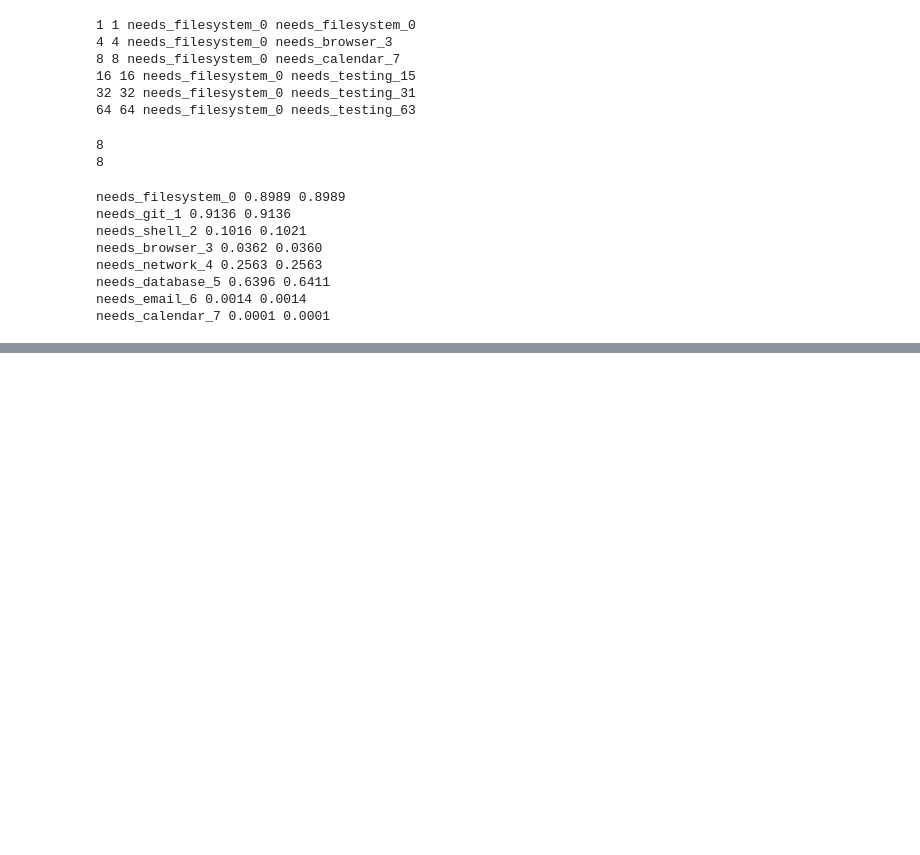
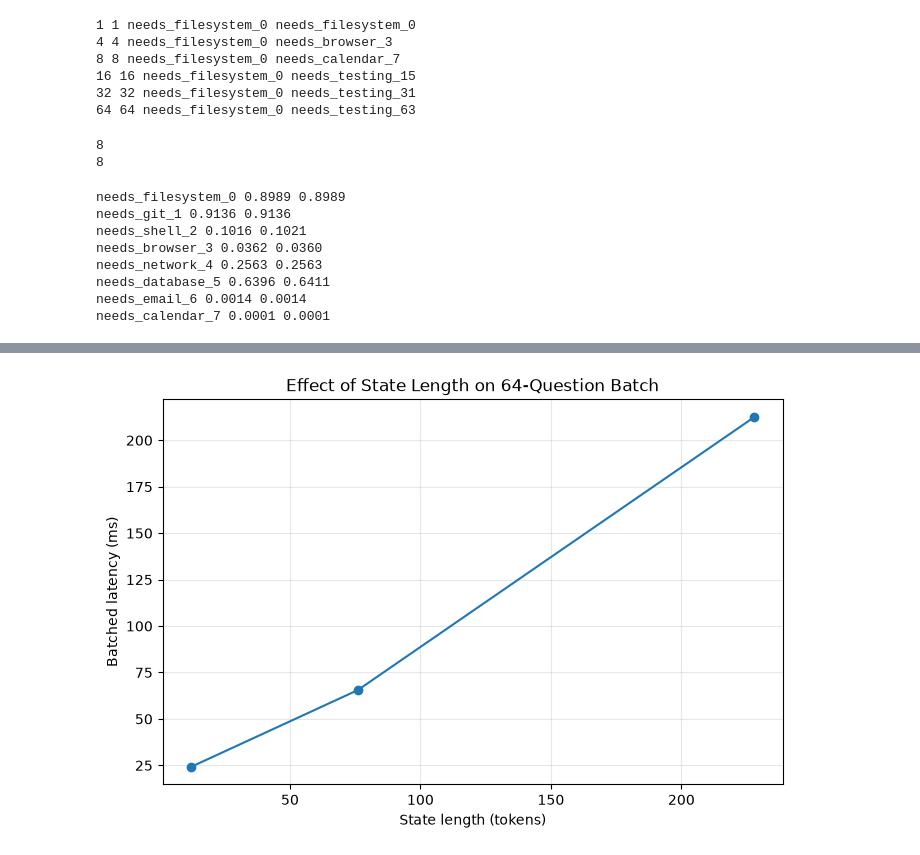
Before and after one commit to mebusila/parallel-decider, a Jupyter notebook: notebooks/02_sequential_vs_batched.ipynb, the cells around one changed output, grey strips where cells are left out. Cells and saved outputs as stored; diff of their text form; code cells hidden in the pictures; blank space fills up the shorter version.

Commit message:
experiment: measure batching and state length scaling

```diff
--- a/notebooks/02_sequential_vs_batched.ipynb
+++ b/notebooks/02_sequential_vs_batched.ipynb
@@ -364,0 +450,4 @@ to investigate later.
+# %%
+short_state = """
+Inspect the repository and find the cause of the login bug.
+"""
@@ -364,0 +464,2 @@ to investigate later.
+# %%
+long_state = "\n".join([medium_state] * 3)
@@ -364,0 +468,16 @@ to investigate later.
+# %%
+def token_count(text: str) -> int:
+    encoded = backend.tokenizer(
+        text,
+        add_special_tokens=False,
+    )
+
+    return len(encoded["input_ids"])
+
+
+for name, value in [
+    ("short", short_state),
+    ("medium", medium_state),
+    ("long", long_state),
+]:
+    print(name, token_count(value))
@@ -364,0 +514,6 @@ to investigate later.
+# %%
+state_df = pd.DataFrame(state_length_results)
+
+state_df["latency_ms"] = state_df["latency_ms"].round(2)
+
+state_df
@@ -364,0 +539,17 @@ to investigate later.
+# %%
+plt.figure(figsize=(8, 5))
+
+plt.plot(
+    state_df["tokens"],
+    state_df["latency_ms"],
+    marker="o",
+)
+
+plt.xlabel("State length (tokens)")
+plt.ylabel("Batched latency (ms)")
+plt.title("Effect of State Length on 64-Question Batch")
+plt.grid(True, alpha=0.3)
+
+plt.show()
+# %% [output]
+[figure, added]
```
Also changed, not shown: parts of 15 cells of this notebook.
